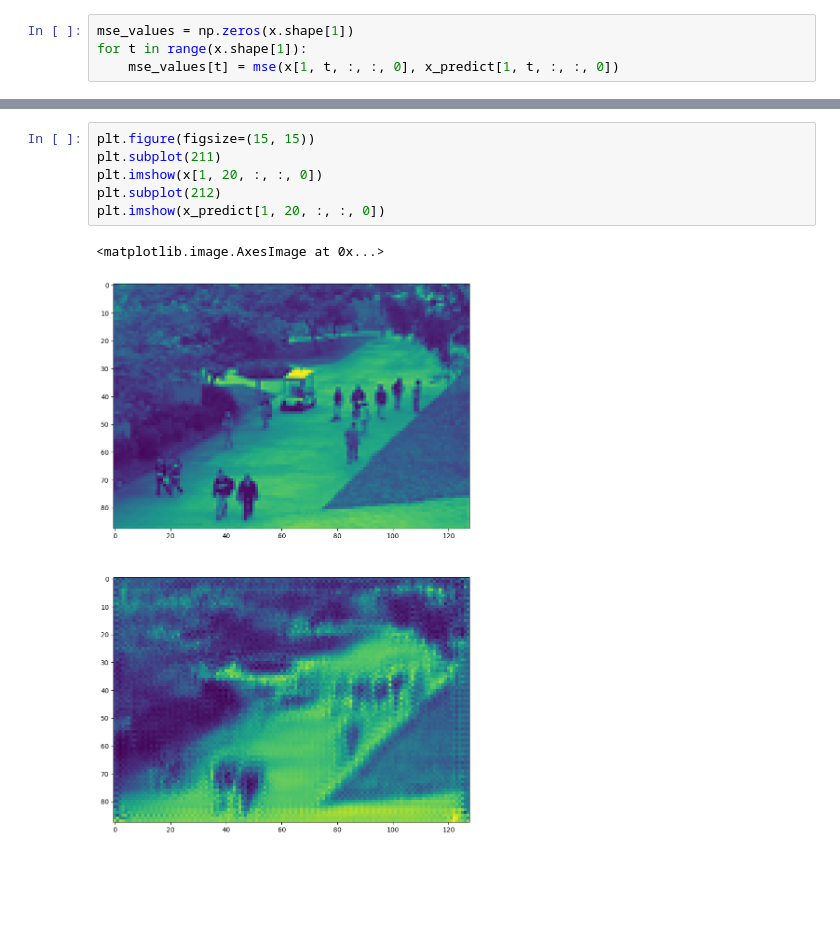
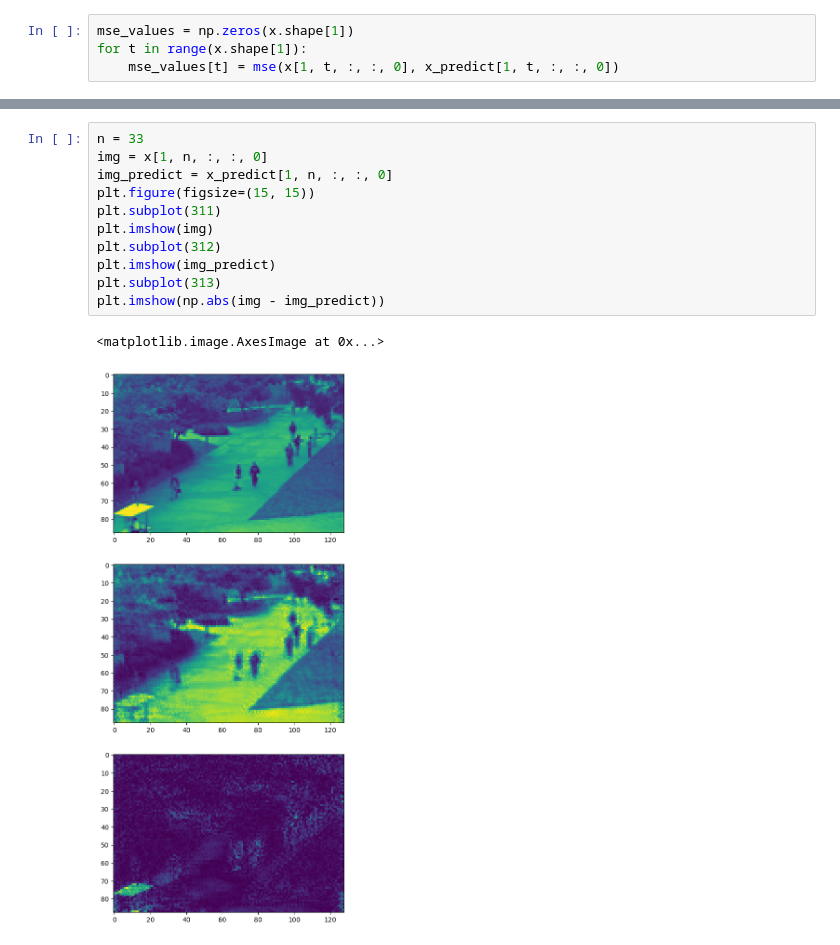
Before and after one commit to Gilt0/ijoutaku, a Jupyter notebook: notebook/model-check.ipynb, the cells around one changed output, grey strips where cells are left out. Cells and saved outputs as stored; diff of their text form; blank space fills up the shorter version.

```diff
--- a/notebook/model-check.ipynb
+++ b/notebook/model-check.ipynb
@@ -53,9 +47,14 @@ plt.yscale('log')
-# %%
-plt.figure(figsize=(15, 15))
-plt.subplot(211)
-plt.imshow(x[1, 20, :, :, 0])
-plt.subplot(212)
-plt.imshow(x_predict[1, 20, :, :, 0])
-# %% [output]
-<matplotlib.image.AxesImage at 0x...>
-[figure, removed]
+# %%
+n = 33
+img = x[1, n, :, :, 0]
+img_predict = x_predict[1, n, :, :, 0]
+plt.figure(figsize=(15, 15))
+plt.subplot(311)
+plt.imshow(img)
+plt.subplot(312)
+plt.imshow(img_predict)
+plt.subplot(313)
+plt.imshow(np.abs(img - img_predict))
+# %% [output]
+<matplotlib.image.AxesImage at 0x...>
+[figure, added]
```
Also changed, not shown: parts of 8 cells of this notebook.
